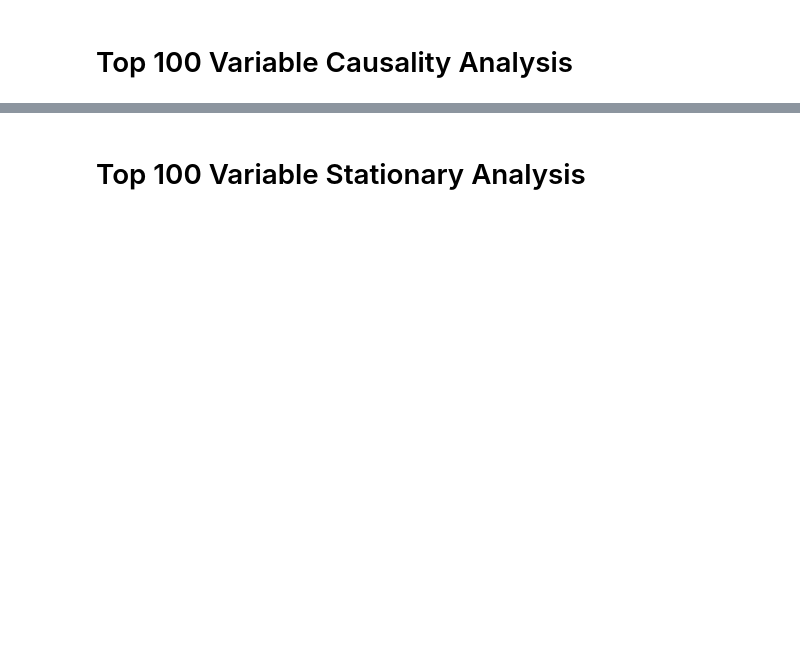
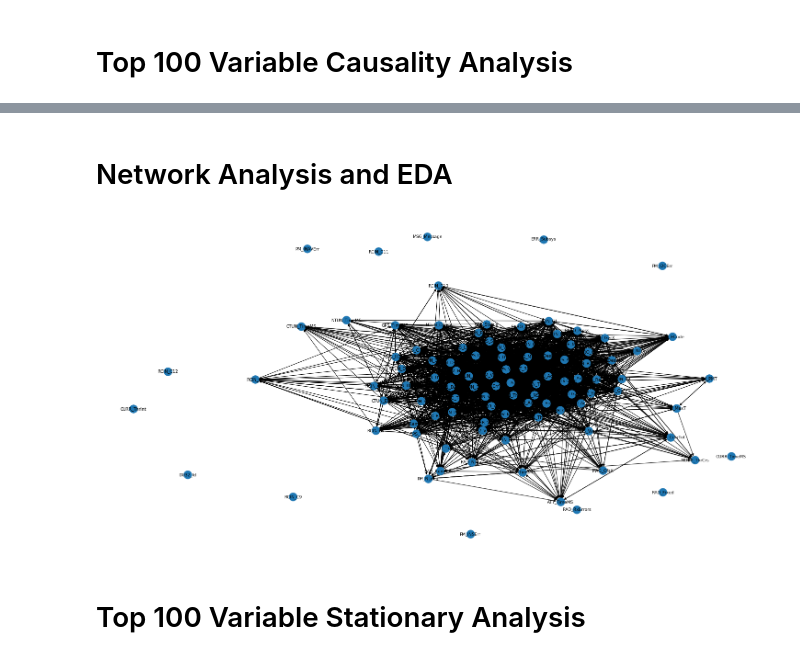
Before and after one commit to Husseinjd/DroneCrashDetection, a Jupyter notebook: analysis/causality_analysis.ipynb, the cells around one changed output, grey strips where cells are left out. Saved outputs shown, nothing was run; the diff lists cells and outputs as text; code cells hidden in the pictures; blank space fills up the shorter version.

```diff
--- a/analysis/causality_analysis.ipynb
+++ b/analysis/causality_analysis.ipynb
@@ -90,0 +137,9 @@ gc.dict_res
+# %%
+df_dict = {} # this dict should contain all info required to aggregate
+empty_dict_labels = {}
+#init empty dict with signals as columns
+for l in top_100_labels:
+    empty_dict_labels[l] = np.nan #empty labels to add to the signal dataframe when using pd.concat
+#init dataframes
+for l in top_100_labels: #every signal has a dataframe of 100 columns to edit
+    df_dict[l] = pd.DataFrame(empty_dict_labels,index=[0])
@@ -90,0 +251,16 @@ gc.dict_res
+# %%
+total_df = pd.DataFrame(empty_dict_labels,index=['empty'])
+for ky,val in df_dict.items():
+    total_df.loc[ky,:] = val.agg("mean", axis=0)
+total_df.drop('empty',inplace=True)
+thresh_values = True
+if thresh_values:
+    for c in total_df.columns:
+        nc_idx = total_df[c] <= 0.5
+        both_idx = (total_df[c] >= 1.5)
+        cause_idx = (total_df[c] >= 0.5) & (total_df[c] <= 1.5)
+        causes_labels = pd.Series(total_df.index[cause_idx])
+        total_df.loc[ nc_idx , c] = 0
+        total_df.loc[ cause_idx , c] =1
+        total_df.loc[ both_idx , c] =2
+total_df.to_csv(path+'full_causality_table.csv')
@@ -90,0 +278,19 @@ gc.dict_res
+# %% [markdown]
+# Network Analysis and EDA
+# %%
+df = total_df.copy()
+DG = nx.DiGraph()
+DG.add_nodes_from(df.columns)
+for idx in df.index:
+    ltuples = [(idx,cl) for cl in df.columns[df.loc[idx] == 1] if cl != idx]
+    ltuples_bi = [(idx,cl) for cl in df.columns[df.loc[idx] == 2 ] if cl != idx] + [(cl,idx) for cl in df.columns[df.loc[idx] == 2 ] if cl != idx]
+    DG.add_edges_from(ltuples)
+    DG.add_edges_from(ltuples_bi)
+#create tuples
+pos = nx.spring_layout(DG,k=1,iterations=50)
+plt.figure(figsize=(20,10))
+nx.draw(DG,with_labels=True,font_size=9,pos=pos)
+plt.draw()
+plt.show()
+# %% [output]
+[figure, added]
```
Also changed, not shown: parts of 14 cells of this notebook, 17 other files.
